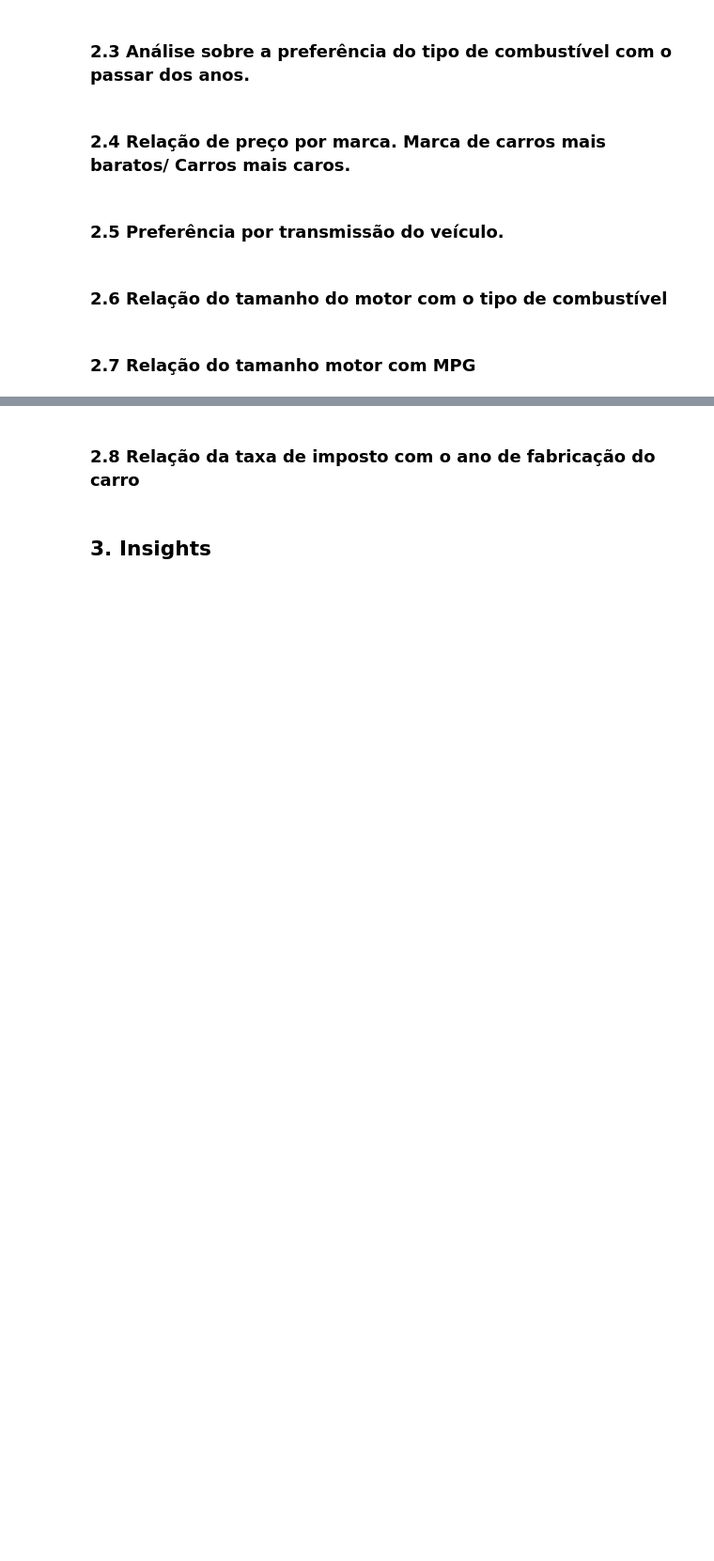
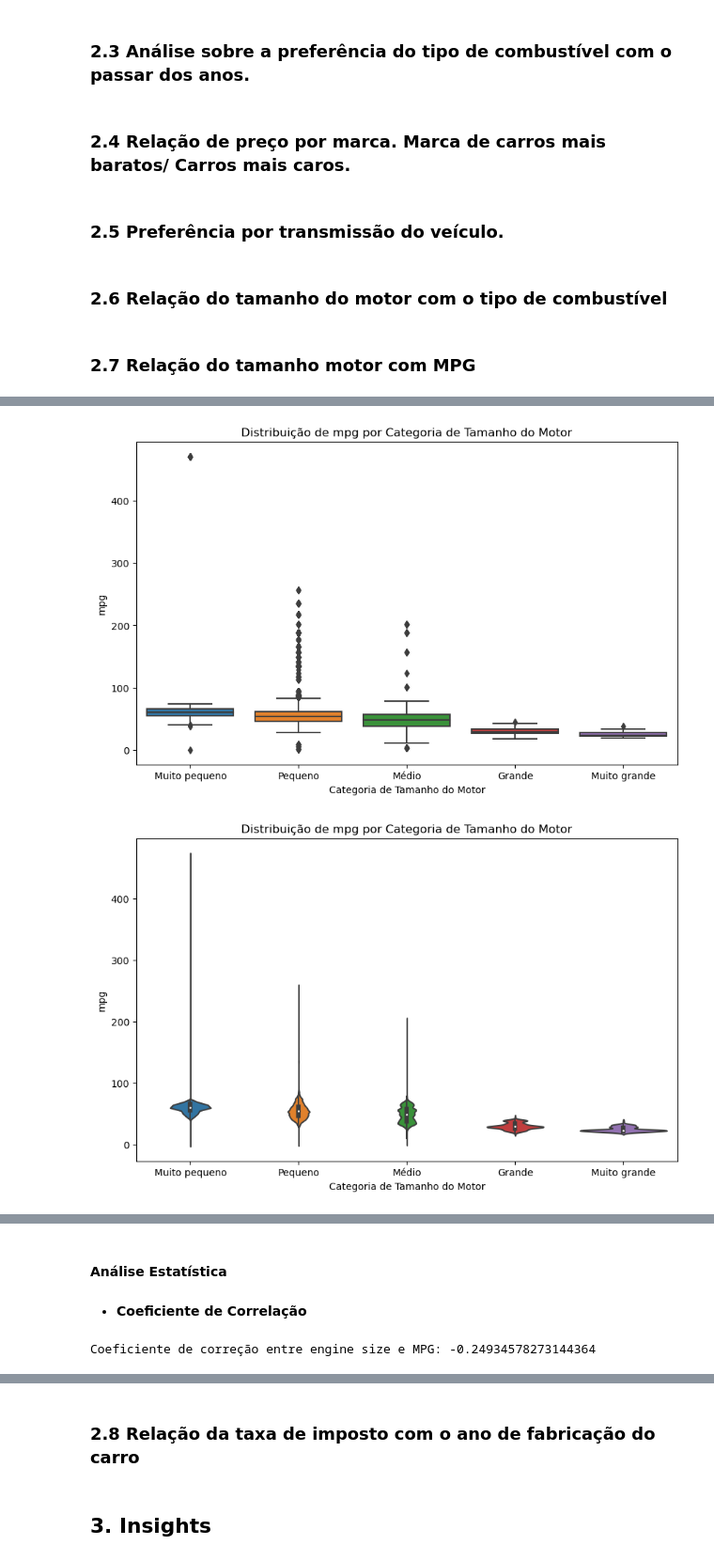
Before and after one commit to atlantico-academy/data-fusion, a Jupyter notebook: notebooks/01-exploratory_data_analysis.ipynb, the cells around one changed output, grey strips where cells are left out. Shown at 94% size. Cells and saved outputs as stored; diff of their text form; code cells hidden in the pictures; blank space fills up the shorter version.

```diff
--- a/notebooks/01-exploratory_data_analysis.ipynb
+++ b/notebooks/01-exploratory_data_analysis.ipynb
@@ -105,0 +238,27 @@ dicionario_cars.to_csv('../data/external/DictionaryCars.csv', index=False)
+# %%
+#Boxplot
+plt.figure(figsize=(10, 6))
+sns.boxplot(x='categoria_engineSize', y='mpg', data=df)
+plt.title('Distribuição de mpg por Categoria de Tamanho do Motor')
+plt.xlabel('Categoria de Tamanho do Motor')
+plt.ylabel('mpg')
+plt.show()
+
+# Violin Plot
+plt.figure(figsize=(10, 6))
+sns.violinplot(x='categoria_engineSize', y='mpg', data=df)
+plt.title('Distribuição de mpg por Categoria de Tamanho do Motor')
+plt.xlabel('Categoria de Tamanho do Motor')
+plt.ylabel('mpg')
+plt.show()
+
+# Scatter Plot
+plt.figure(figsize=(10, 6))
+sns.scatterplot(x='engineSize', y='mpg', hue='categoria_engineSize', data=df, palette='viridis')
+plt.title('Relação entre Tamanho do Motor e mpg')
+plt.xlabel('Tamanho do Motor (engineSize)')
+plt.ylabel('mpg')
+plt.show()
+# %% [output]
+[figure, added]
+[figure, added]
@@ -105,0 +266,9 @@ dicionario_cars.to_csv('../data/external/DictionaryCars.csv', index=False)
+# %% [markdown]
+#### **Análise Estatística**
+# %% [markdown]
+* **Coeficiente de Correlação**
+# %%
+correlation = df['engineSize'].corr(df['mpg'])
+print(f'Coeficiente de correção entre engine size e MPG: {correlation}')
+# %% [output]
+Coeficiente de correção entre engine size e MPG: -0.24934578273144364
```
Also changed, not shown: parts of 24 cells of this notebook.
